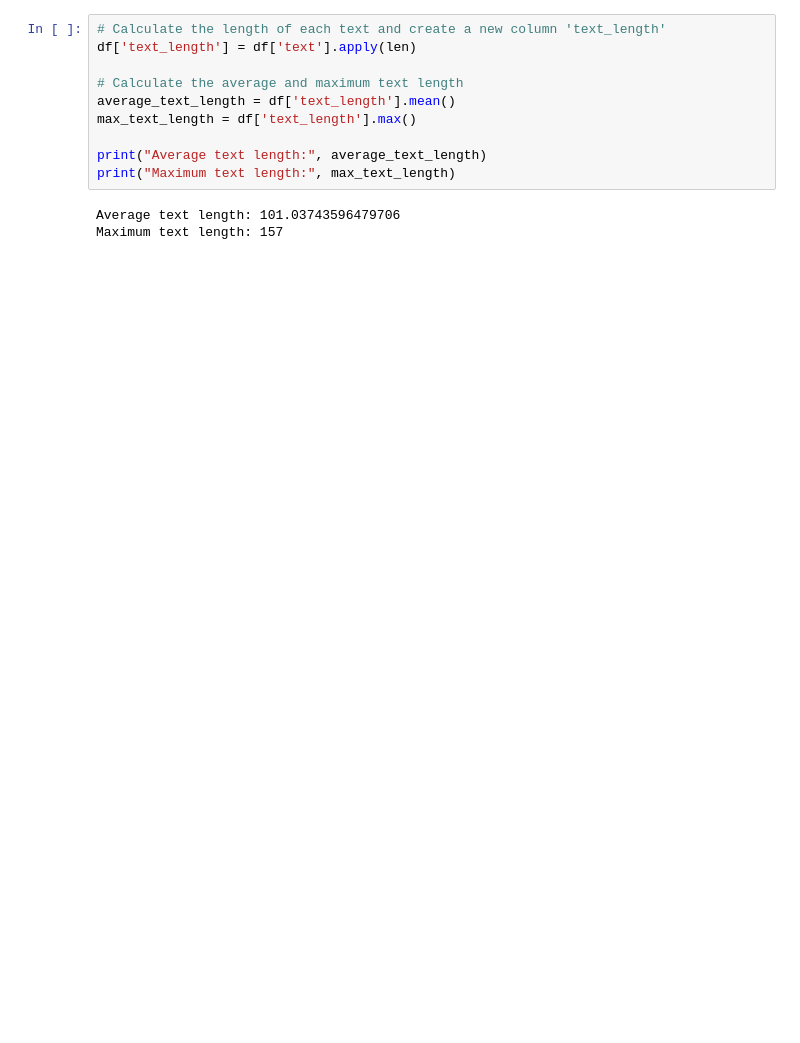
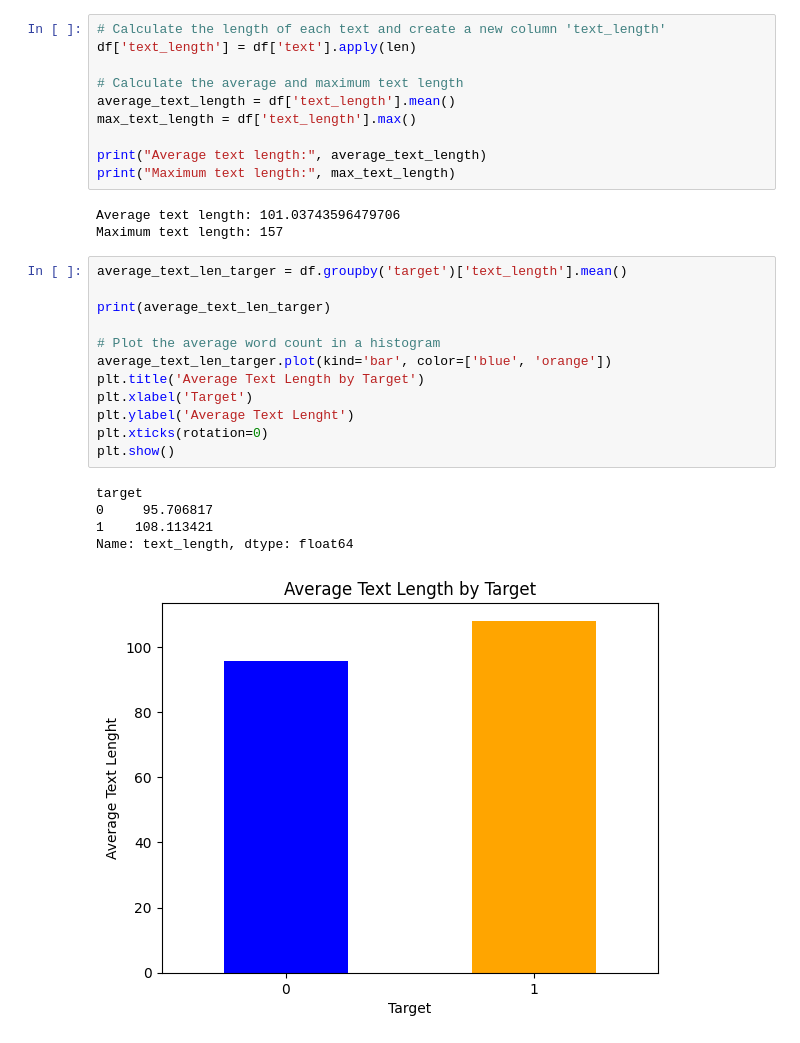
Before and after one commit to mikymatt01/Disaster-Tweets-Classification, a Jupyter notebook: data-analysis.ipynb, the cells around one changed output. Drawn from its saved outputs; the diff is of its cells as text; blank space fills up the shorter version.

Commit message:
data analysis: add new analysis on the text

```diff
--- a/data-analysis.ipynb
+++ b/data-analysis.ipynb
@@ -168,3 +149,21 @@ print("Maximum text length:", max_text_length)
 # %% [output]
 Average text length: 101.03743596479706
 Maximum text length: 157
+# %%
+average_text_len_targer = df.groupby('target')['text_length'].mean()
+
+print(average_text_len_targer)
+
+# Plot the average word count in a histogram
+average_text_len_targer.plot(kind='bar', color=['blue', 'orange'])
+plt.title('Average Text Length by Target')
+plt.xlabel('Target')
+plt.ylabel('Average Text Lenght')
+plt.xticks(rotation=0)
+plt.show()
+# %% [output]
+target
+0     95.706817
+1    108.113421
+Name: text_length, dtype: float64
+[figure, added]
```
Also changed, not shown: parts of 20 cells of this notebook.
